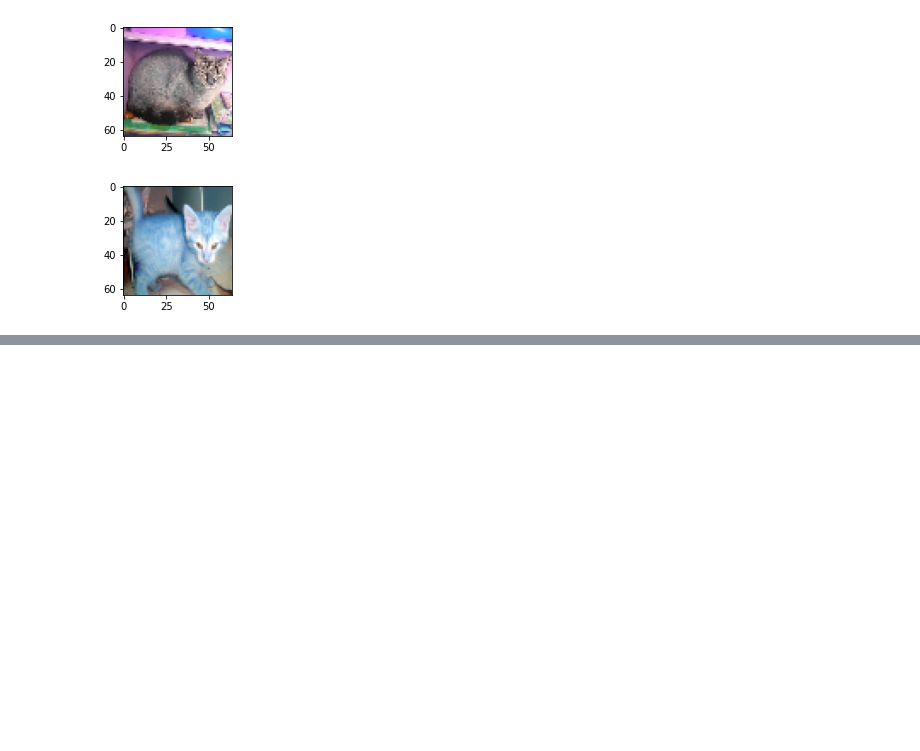
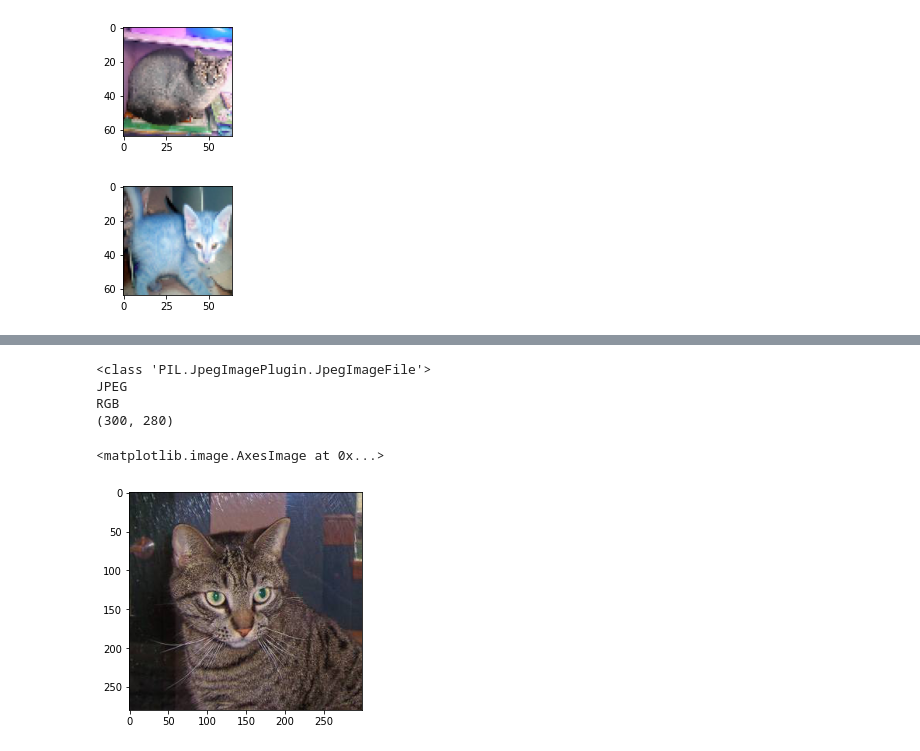
Before and after one commit to LaurenVaught/DogsVsCats, a Jupyter notebook: Dogs_vs_Cats.ipynb, the cells around one changed output, grey strips where cells are left out. Saved outputs shown, nothing was run; the diff lists cells and outputs as text; code cells hidden in the pictures; blank space fills up the shorter version.

```diff
--- a/Dogs_vs_Cats.ipynb
+++ b/Dogs_vs_Cats.ipynb
@@ -250,0 +798,19 @@ for i in range(0,10):
+# %%
+# load the image
+img = load_img('cat.1.jpg')
+#img = load_img('/kaggle/input/dogs-vs-cats-redux-kernels-edition/train/cat.1.jpg')
+# report details about the image
+print(type(img))
+print(img.format)
+print(img.mode)
+print(img.size)
+# show the image
+# img.show()
+plt.imshow(img)
+# %% [output]
+<class 'PIL.JpegImagePlugin.JpegImageFile'>
+JPEG
+RGB
+(300, 280)
+<matplotlib.image.AxesImage at 0x...>
+[figure, added]
```
Also changed, not shown: parts of 58 cells of this notebook.
